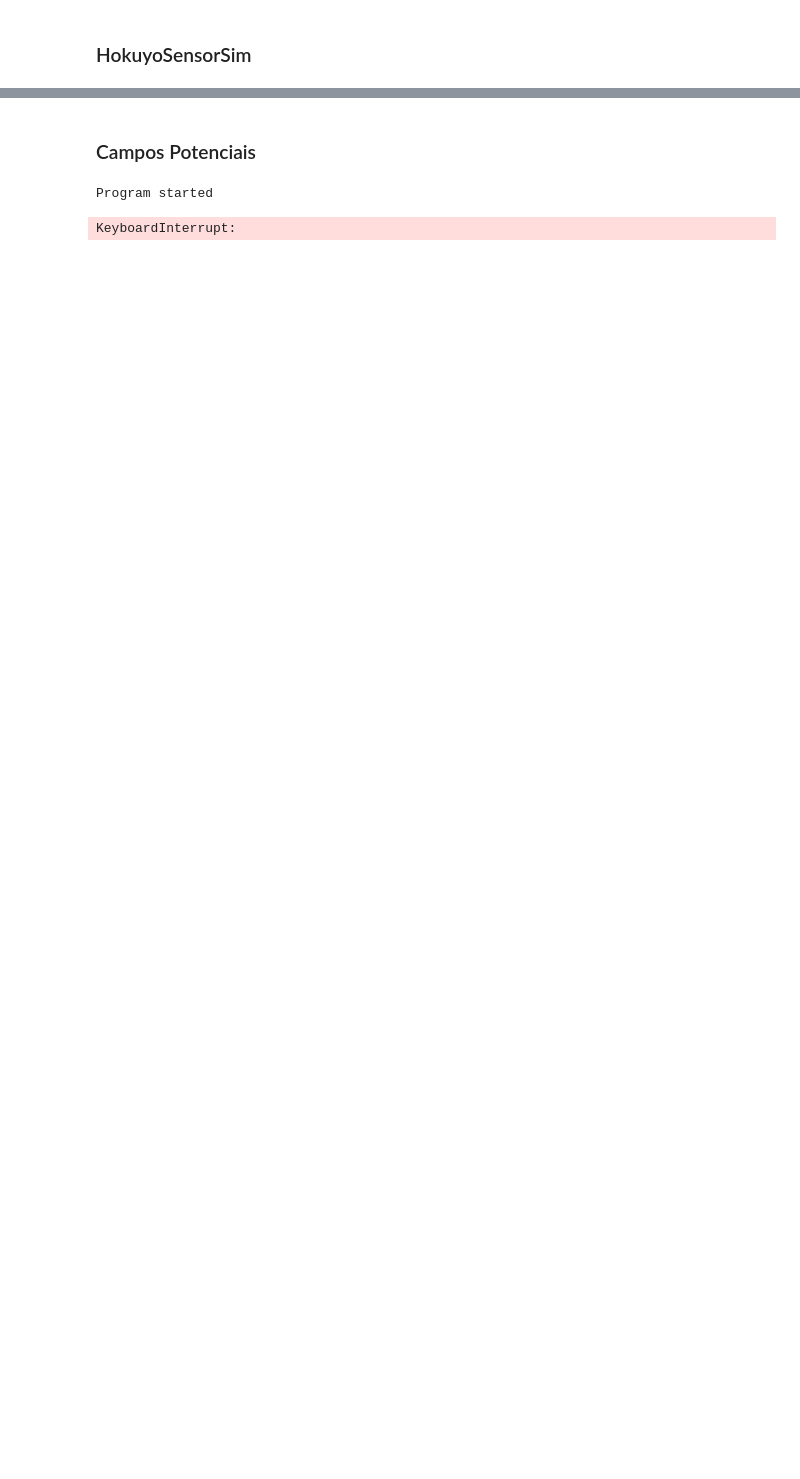
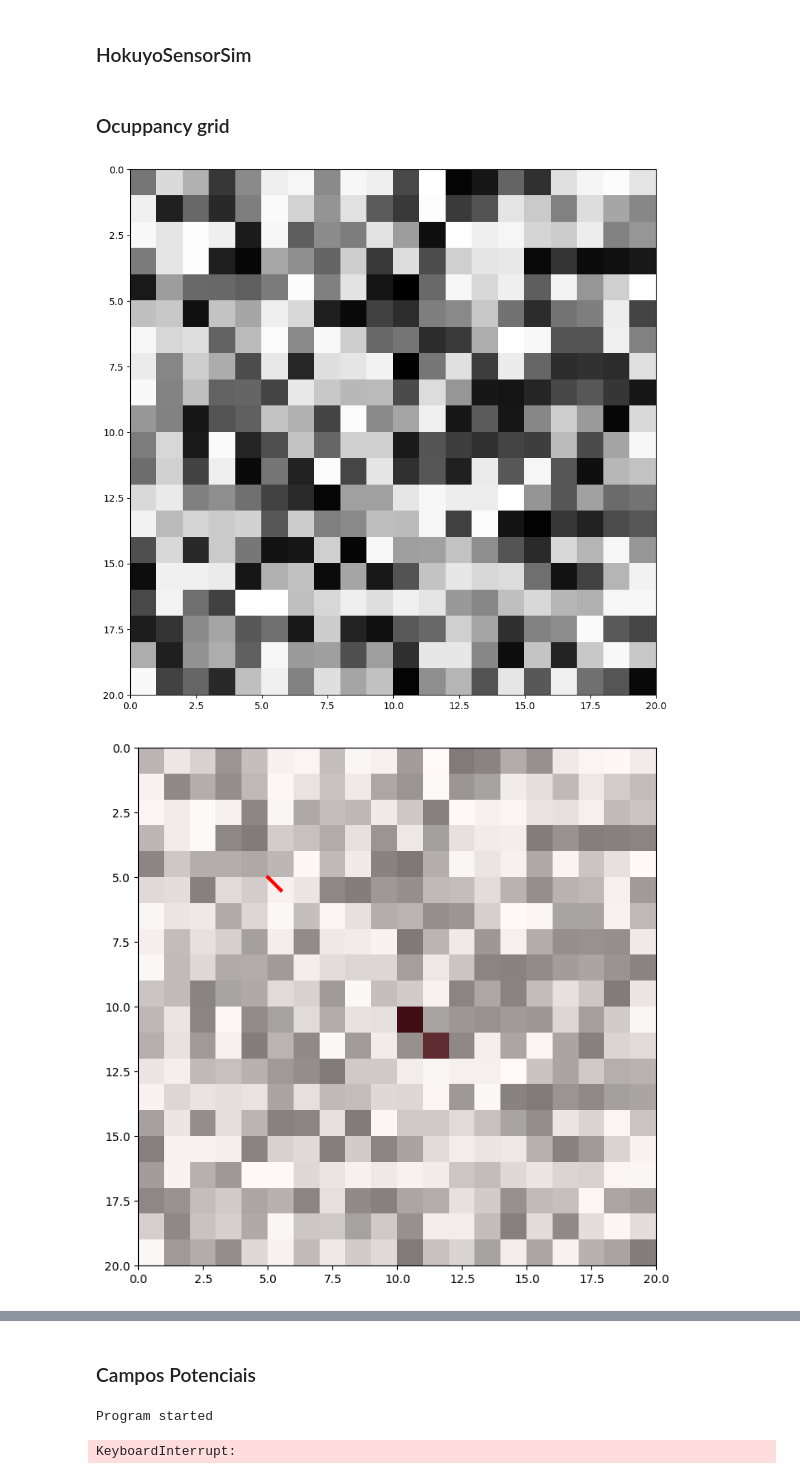
Before and after one commit to rafaelos134/RoboticaMovel, a Jupyter notebook: tp3/src/estatico/main.ipynb, the cells around one changed output, grey strips where cells are left out. Cells and saved outputs as stored; diff of their text form; code cells hidden in the pictures; blank space fills up the shorter version.

```diff
--- a/tp3/src/estatico/main.ipynb
+++ b/tp3/src/estatico/main.ipynb
@@ -91,3 +92,52 @@ def transform_laser_to_global(laser_data, robot_pos, robot_ori):
             global_points.append([x_global, y_global])
 
     return global_points
+# %% [markdown]
+### Ocuppancy grid
+# %%
+
+def grid(cell_size, map_size = 10):
+
+    fig = plt.figure(figsize=(10,10), dpi=100)
+    ax = fig.add_subplot(111, aspect='equal')
+
+    map_size = np.array([map_size, map_size])
+
+    rows, cols = (map_size/cell_size).astype(int)
+
+    m = np.random.uniform(low=0.0, high=1.0, size=(rows, cols))
+
+    plt.imshow(m, cmap='Greys', origin='upper', extent=(0, cols, rows, 0))
+
+
+    return m, rows, cols, cell_size
+
+
+def cellInterception(m, rows, cols, cell_size):
+
+    x, y = 5.5, 5.5
+    xo, yo = 5, 5
+
+    # x: column, y: row
+    xi, yi = np.floor((1/cell_size)*np.array([x, y])).astype(int)
+    xoi, yoi = np.floor((1/cell_size)*np.array([xo, yo])).astype(int)
+
+    line_bresenham = np.zeros((rows, cols), dtype=np.uint8)
+    rr, cc = line(yi, xi, yoi, xoi) # r0, c0, r1, c1
+    line_bresenham[rr, cc] = 1
+
+    fig = plt.figure(figsize=(8,8), dpi=100)
+    ax = fig.add_subplot(111, aspect='equal')
+
+    ax.imshow(m, cmap='Greys', extent=(0, cols, rows, 0))
+    ax.imshow(line_bresenham, cmap='Reds', extent=(0, cols, rows, 0), alpha=.5)
+
+    ax.plot([x, xo], [y, yo], 'r-', linewidth=3)
+
+
+
+m, rows, cols, cell_size = grid(0.5,10)
+cellInterception(m, rows, cols, cell_size)
+# %% [output]
+[figure, added]
+[figure, added]
```
Also changed, not shown: parts of 11 cells of this notebook.
